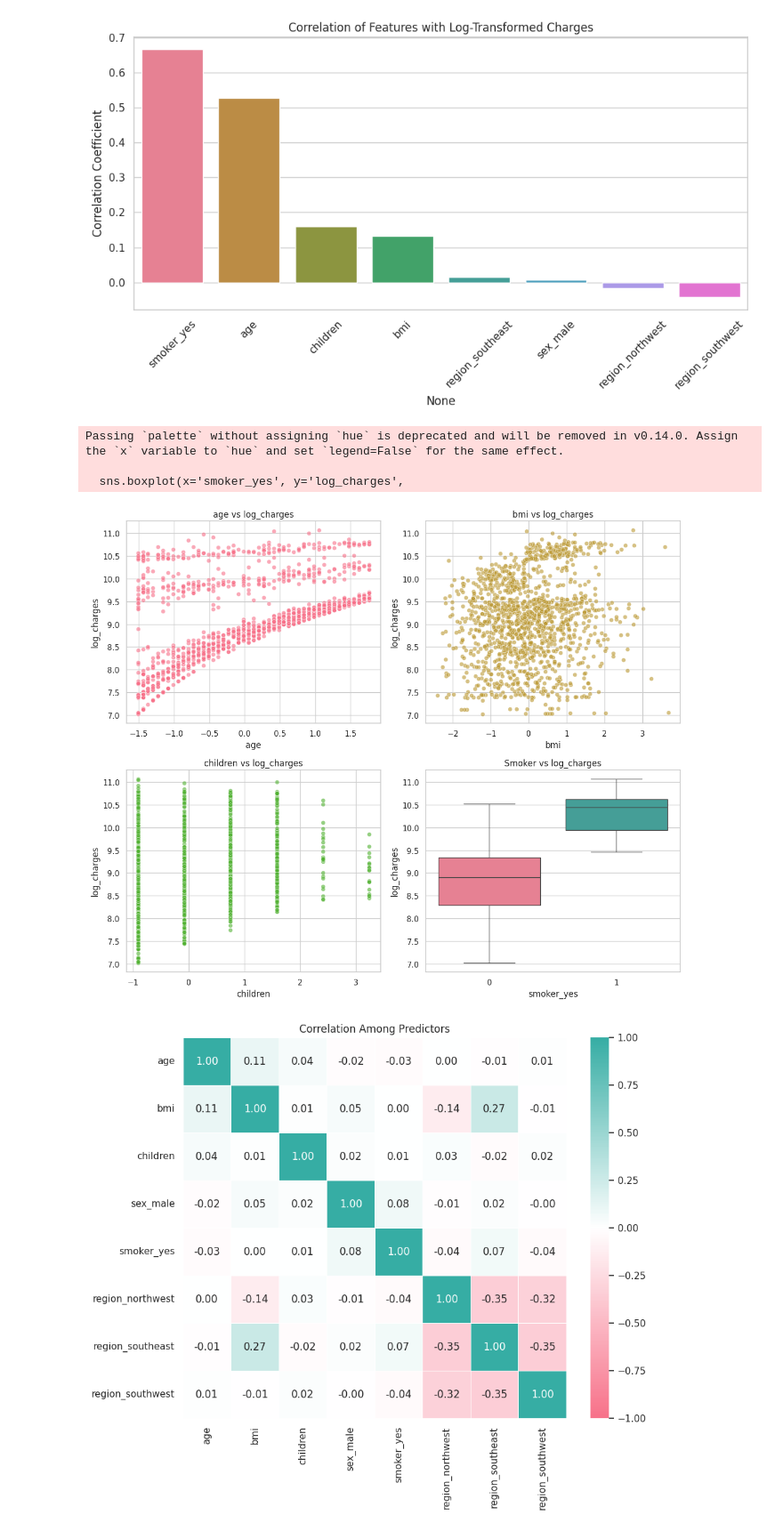
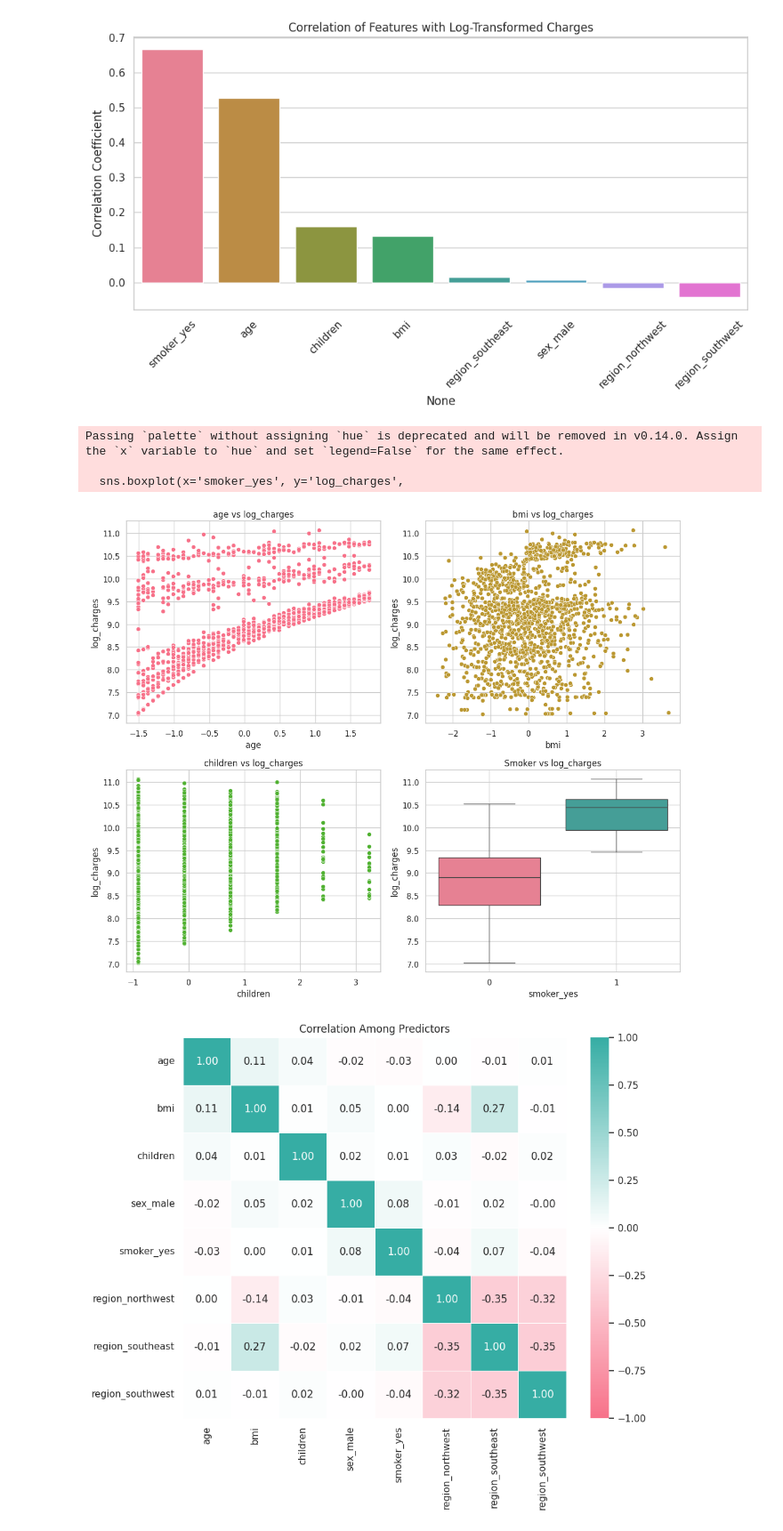
Before and after one commit to TABxSAID/MIS-5557, a Jupyter notebook: Term Project.ipynb, the cells around one changed output. Shown at 89% size. Cells and saved outputs as stored; diff of their text form; code cells hidden in the pictures.

```diff
--- a/Term Project.ipynb
+++ b/Term Project.ipynb
@@ -433,33 +429,35 @@ Passing `palette` without assigning `hue` is deprecated and will be removed in v
 # %%
 # Scatterplots for continuous predictors vs log_charges
 fig, axes = plt.subplots(2, 2, figsize=(12, 10))
 axes = axes.flatten()
 
 for i, col in enumerate(['age', 'bmi', 'children']):
     sns.scatterplot(
         x=df_processed[col],
         y=df_processed['log_charges'],
         ax=axes[i],
         color=sns.color_palette("husl")[i],
-        alpha=0.6
+        alpha=1
     )
     axes[i].set_title(f'{col} vs log_charges')
+    axes[i].grid(True)
 
 # Boxplot for smoker
 sns.boxplot(x='smoker_yes', y='log_charges',
             data=df_processed,
             ax=axes[3],
             palette="husl")
 
 axes[3].set_title('Smoker vs log_charges')
 
 plt.tight_layout()
+plt.grid(True)
 plt.show()
 # %% [output]
 Passing `palette` without assigning `hue` is deprecated and will be removed in v0.14.0. Assign the `x` variable to `hue` and set `legend=False` for the same effect.
 
   sns.boxplot(x='smoker_yes', y='log_charges',
-[figure, old version]
+[figure, new version]
 # %%
 # Check for multicollinearity among predictors
 from matplotlib.colors import LinearSegmentedColormap
```
Also changed, not shown: parts of 22 cells of this notebook.
